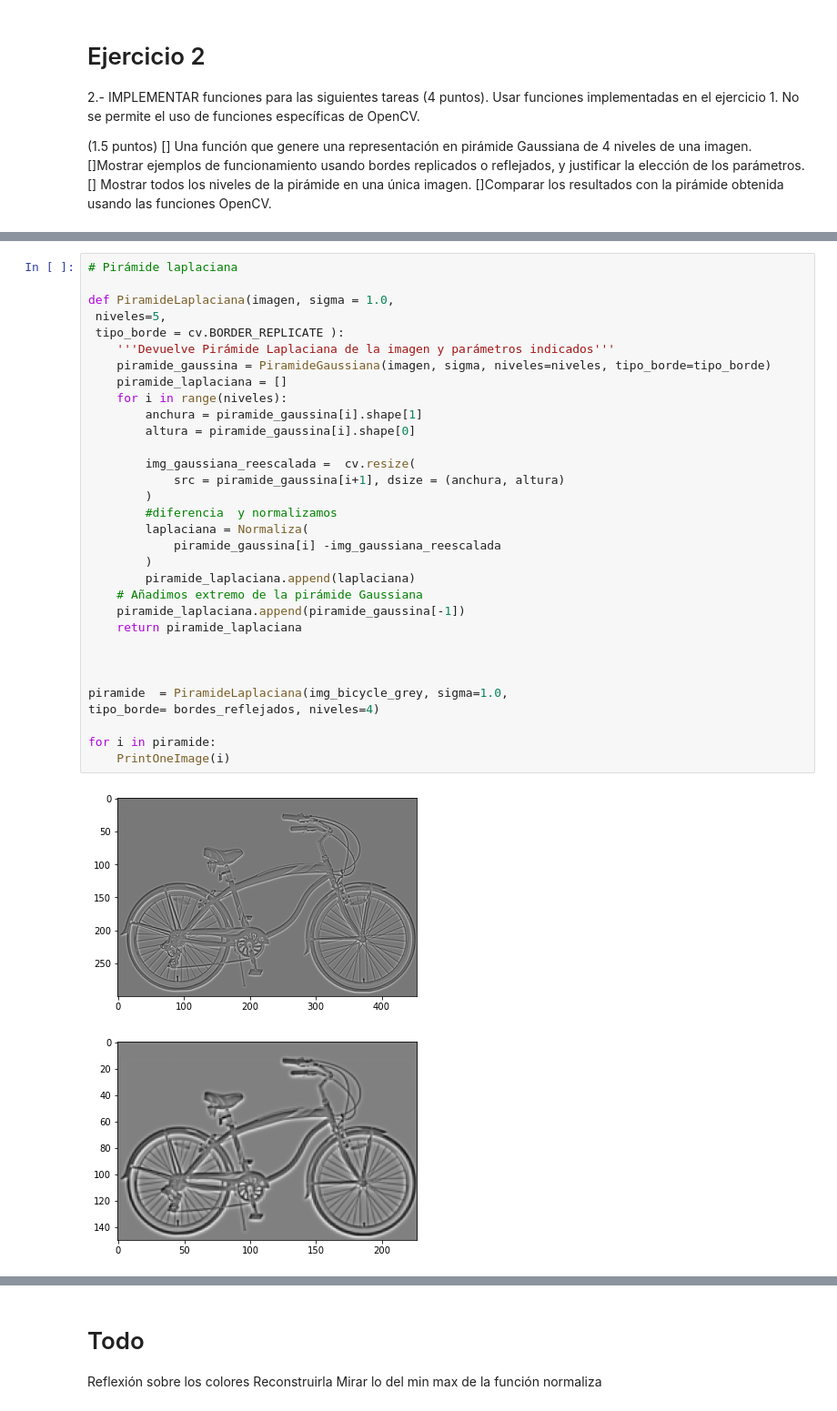
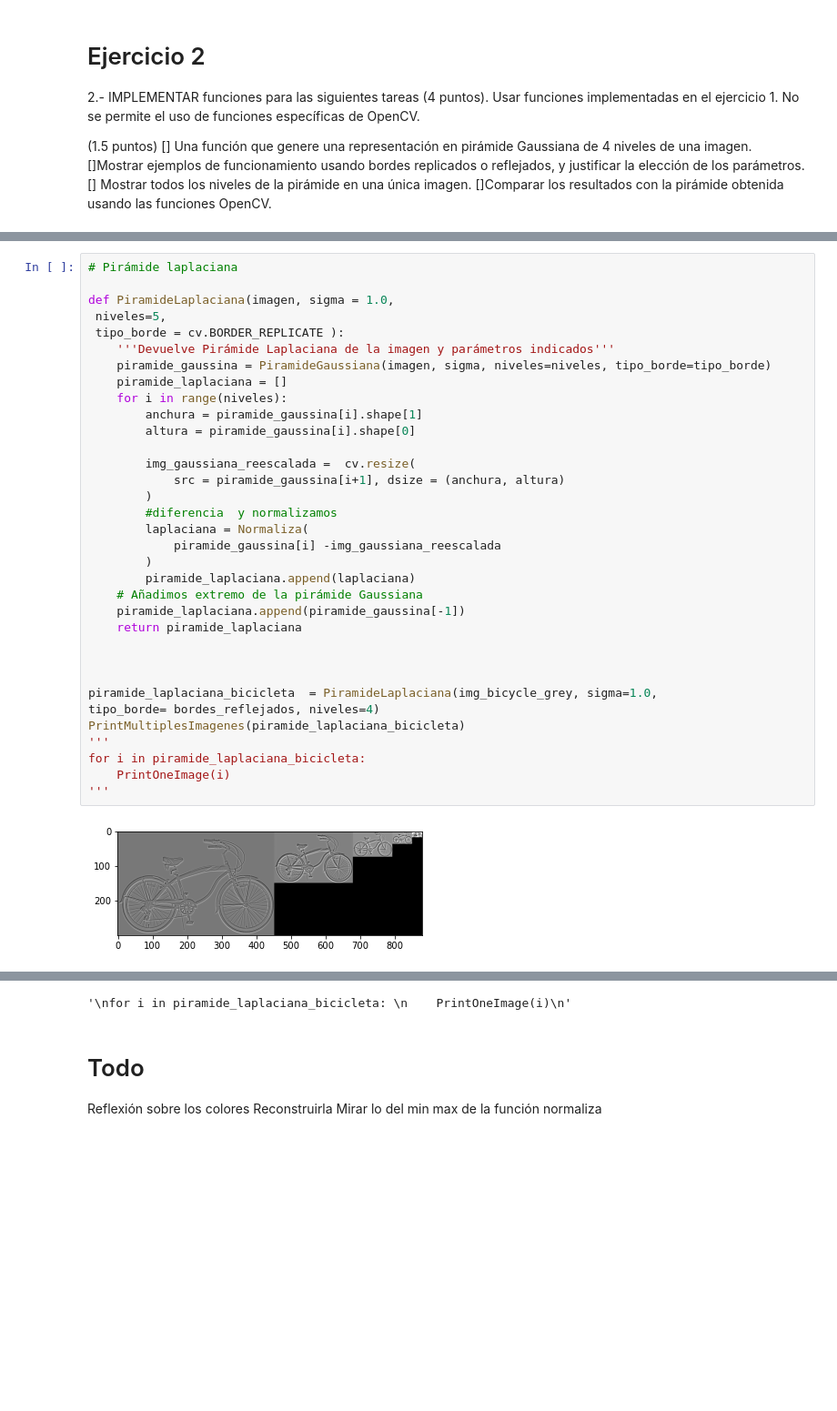
Before and after one commit to BlancaCC/Computer-vision, a Jupyter notebook: practica_1/practica_1.ipynb, the cells around one changed output, grey strips where cells are left out. Shown at 91% size. Saved outputs shown, nothing was run; the diff lists cells and outputs as text; blank space fills up the shorter version.

```diff
--- a/practica_1/practica_1.ipynb
+++ b/practica_1/practica_1.ipynb
@@ -960,35 +1036,36 @@ for i in piramide:
 # %%
 # Pirámide laplaciana
 
 def PiramideLaplaciana(imagen, sigma = 1.0,
  niveles=5,
  tipo_borde = cv.BORDER_REPLICATE ):
     '''Devuelve Pirámide Laplaciana de la imagen y parámetros indicados'''
     piramide_gaussina = PiramideGaussiana(imagen, sigma, niveles=niveles, tipo_borde=tipo_borde)
     piramide_laplaciana = []
     for i in range(niveles):
         anchura = piramide_gaussina[i].shape[1]
         altura = piramide_gaussina[i].shape[0]
 
         img_gaussiana_reescalada =  cv.resize(
             src = piramide_gaussina[i+1], dsize = (anchura, altura)
         )
         #diferencia  y normalizamos
         laplaciana = Normaliza(
             piramide_gaussina[i] -img_gaussiana_reescalada
         )
         piramide_laplaciana.append(laplaciana)
     # Añadimos extremo de la pirámide Gaussiana
     piramide_laplaciana.append(piramide_gaussina[-1])
     return piramide_laplaciana
 
 
 
-piramide  = PiramideLaplaciana(img_bicycle_grey, sigma=1.0,
+piramide_laplaciana_bicicleta  = PiramideLaplaciana(img_bicycle_grey, sigma=1.0,
 tipo_borde= bordes_reflejados, niveles=4)
-
-for i in piramide:
+PrintMultiplesImagenes(piramide_laplaciana_bicicleta)
+'''
+for i in piramide_laplaciana_bicicleta:
     PrintOneImage(i)
+'''
 # %% [output]
-[figure, old version]
+[figure, new version]
-[figure, removed]
@@ -998,3 +1072,4 @@ for i in piramide:
+'\nfor i in piramide_laplaciana_bicicleta: \n    PrintOneImage(i)\n'
 # %% [markdown]
 # Todo
 
```
Also changed, not shown: parts of 5 cells of this notebook.
